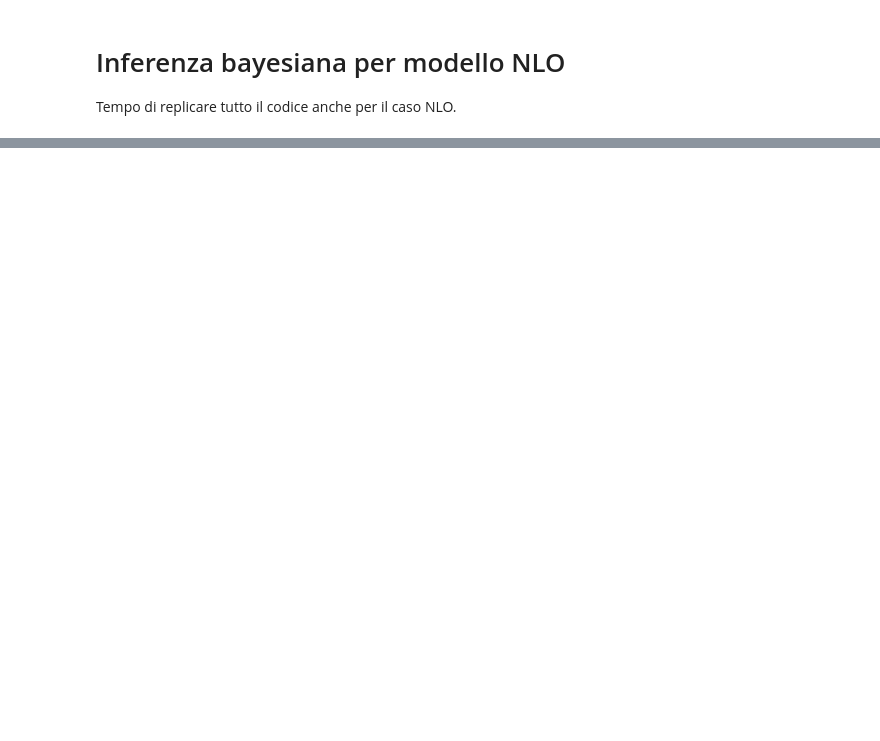
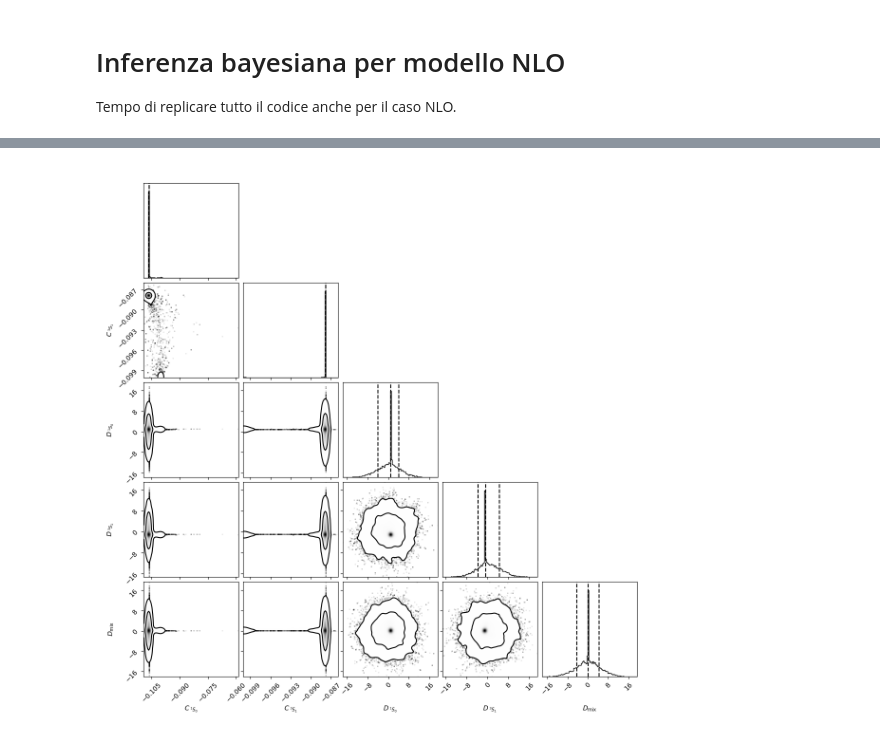
Before and after one commit to Lvetto/lmd_forza_nucleare, a Jupyter notebook: bayes.ipynb, the cells around one changed output, grey strips where cells are left out. Drawn from its saved outputs; the diff is of its cells as text; code cells hidden in the pictures; blank space fills up the shorter version.

```diff
--- a/bayes.ipynb
+++ b/bayes.ipynb
@@ -426,7 +426,7 @@ def ln_posterior_NLO(parameters, nnstudio, chn_1S0, exp_1S0, err_1S0, chn_3S1, e
 # Metodo MCMC:
 ndim = 5
 nwalkers = 32
-nsteps = 5000
+nsteps = 1000
 
 initial_guess = [-0.10, -0.10, 1.0, -1.0, 0.1]
 starting_positions = initial_guess + 1e-4 * np.random.randn(nwalkers, ndim)
@@ -463,31 +466,33 @@ plt.show()
 # %%
 # Stampa dei tempi di autocorrelazione:
-tau = sampler.get_autocorr_time()
-print(f"\nTempo di autocorrelazione per C_1S0 in approssimazione NLO: {tau[0]:.1f} step")
-print(f"Tempo di autocorrelazione per C_3S1 in approssimazione NLO: {tau[1]:.1f} step")
-print(f"Tempo di autocorrelazione per D_1S0 in approssimazione NLO: {tau[2]:.1f} step")
-print(f"Tempo di autocorrelazione per D_3S1 in approssimazione NLO: {tau[3]:.1f} step")
-print(f"Tempo di autocorrelazione per D_mix in approssimazione NLO: {tau[4]:.1f} step\n")
+tau = 1#sampler.get_autocorr_time()
+#print(f"\nTempo di autocorrelazione per C_1S0 in approssimazione NLO: {tau[0]:.1f} step")
+#print(f"Tempo di autocorrelazione per C_3S1 in approssimazione NLO: {tau[1]:.1f} step")
+#print(f"Tempo di autocorrelazione per D_1S0 in approssimazione NLO: {tau[2]:.1f} step")
+#print(f"Tempo di autocorrelazione per D_3S1 in approssimazione NLO: {tau[3]:.1f} step")
+#print(f"Tempo di autocorrelazione per D_mix in approssimazione NLO: {tau[4]:.1f} step\n")
 # %%
 # Stampa dei corner plot:
-flat_samples = sampler.get_chain(discard=int(5*np.max(tau)), thin=int(np.min(tau) / 2), flat=True)
+flat_samples = sampler.get_chain(discard=int(5*np.max(tau)), thin=1, flat=True)
 
 labels = [r"$C\,_{^1S_0}$", r"$C\,_{^3S_1}$", r"$D\,_{^1S_0}$", r"$D\,_{^3S_1}$", r"$D_{\mathrm{mix}}$"]
 figure = corner.corner(
     flat_samples,
     labels=labels,
     show_titles=False,
     title_kwargs={"fontsize": 12},
     title_fmt=".3f",
     quantiles=[0.16, 0.5, 0.84],
     plot_datapoints=True,
     bins=100,
     smooth=2.0,
     levels=(0.68, 0.95)
     #fill_contours=True,
     #color="royalblue"
 )
 plt.show()
+# %% [output]
+[figure, added]
 # %%
 # salvataggio campioni
 
```
Also changed, not shown: parts of 4 cells of this notebook, 1 other file.
